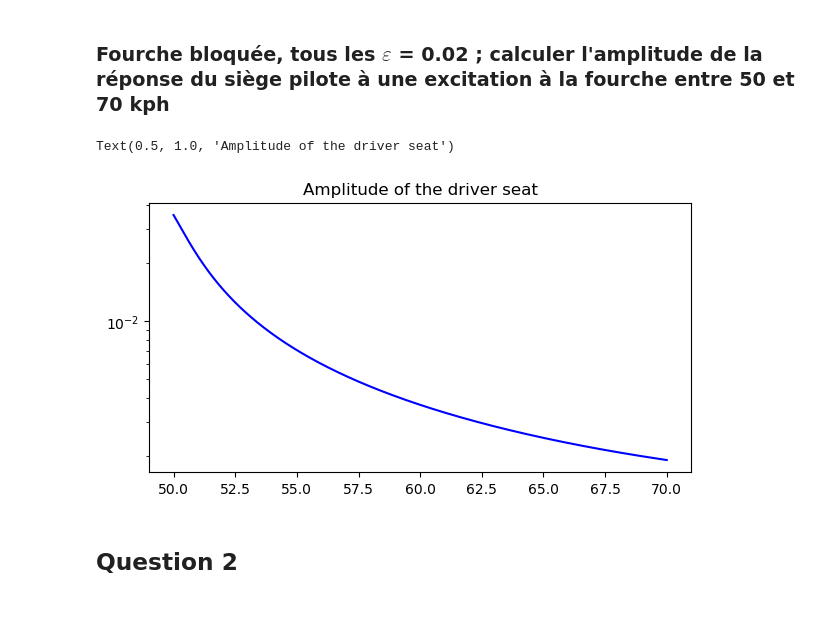
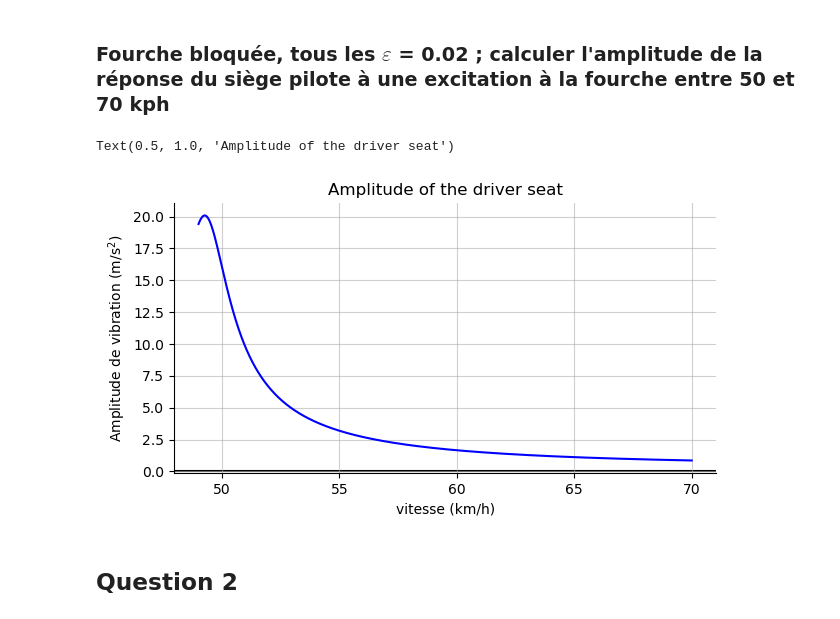
Before and after one commit to tomBeauve/DSM-Projects-code, a Jupyter notebook: Projet 3/project3.ipynb, the cells around one changed output. Saved outputs shown, nothing was run; the diff lists cells and outputs as text; code cells hidden in the pictures.

```diff
--- a/Projet 3/project3.ipynb
+++ b/Projet 3/project3.ipynb
@@ -223,20 +252,32 @@ ax.axhline(y=0, color='black', zorder=0)
 # %% [markdown]
 ### Fourche bloquée, tous les $\varepsilon$ = 0.02 ; calculer l'amplitude de la réponse du siège pilote à une excitation à la fourche entre 50 et 70 kph
 # %%
-speed_pt2 = np.linspace(50, 70, 5000)
+speed_pt2 = np.linspace(49, 70, 5000)
 Omega_pt2 = 2*np.pi*speed_pt2/(3.6*wavelength)
 amplitude_driver_pt2 = np.zeros_like(speed_pt2)
 
 for i in range(len(speed_pt2)):
-    amplitude_driver_pt2[i] = Bode_amp_seat(Omega_pt2[i], part=2)
+    amplitude_driver_pt2[i] = Bode_amp_seat(Omega_pt2[i], part=2) * F0
 
 
 fig, ax = plt.subplots(figsize=(7, 4 * 7/8))
-ax.semilogy(speed_pt2, amplitude_driver_pt2, color='blue')
+ax.plot(speed_pt2, amplitude_driver_pt2, color='blue')
+
+ax.axhline(y=0, color='black', zorder=0)
+ax.spines['top'].set_visible(False)
+ax.spines['right'].set_visible(False)
+ax.spines['left'].set_position(('outward', 0))
+ax.spines['bottom'].set_position(('outward', 0))
+plt.grid(True, alpha=0.6)
+ax.set_ylabel('Amplitude de vibration (m/s$^2$)')
+ax.set_xlabel('vitesse (km/h)')
+plt.title('Amplitude de vibration au siège pilote')
+
+
 plt.title('Amplitude of the driver seat')
 # %% [output]
 Text(0.5, 1.0, 'Amplitude of the driver seat')
-[figure, old version]
+[figure, new version]
 # %% [markdown]
 ## Question 2
 # %% [markdown]
```
Also changed, not shown: parts of 8 cells of this notebook, 5 other files.
